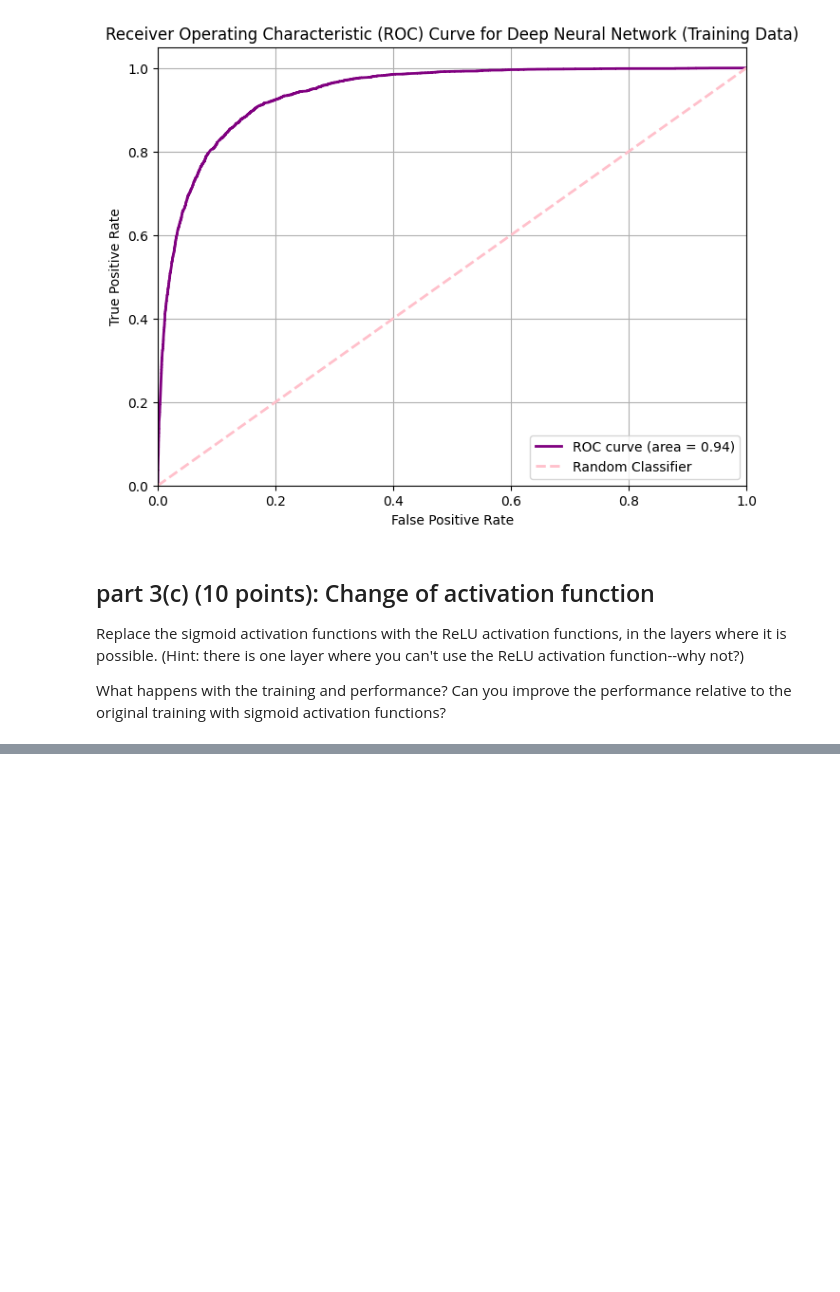
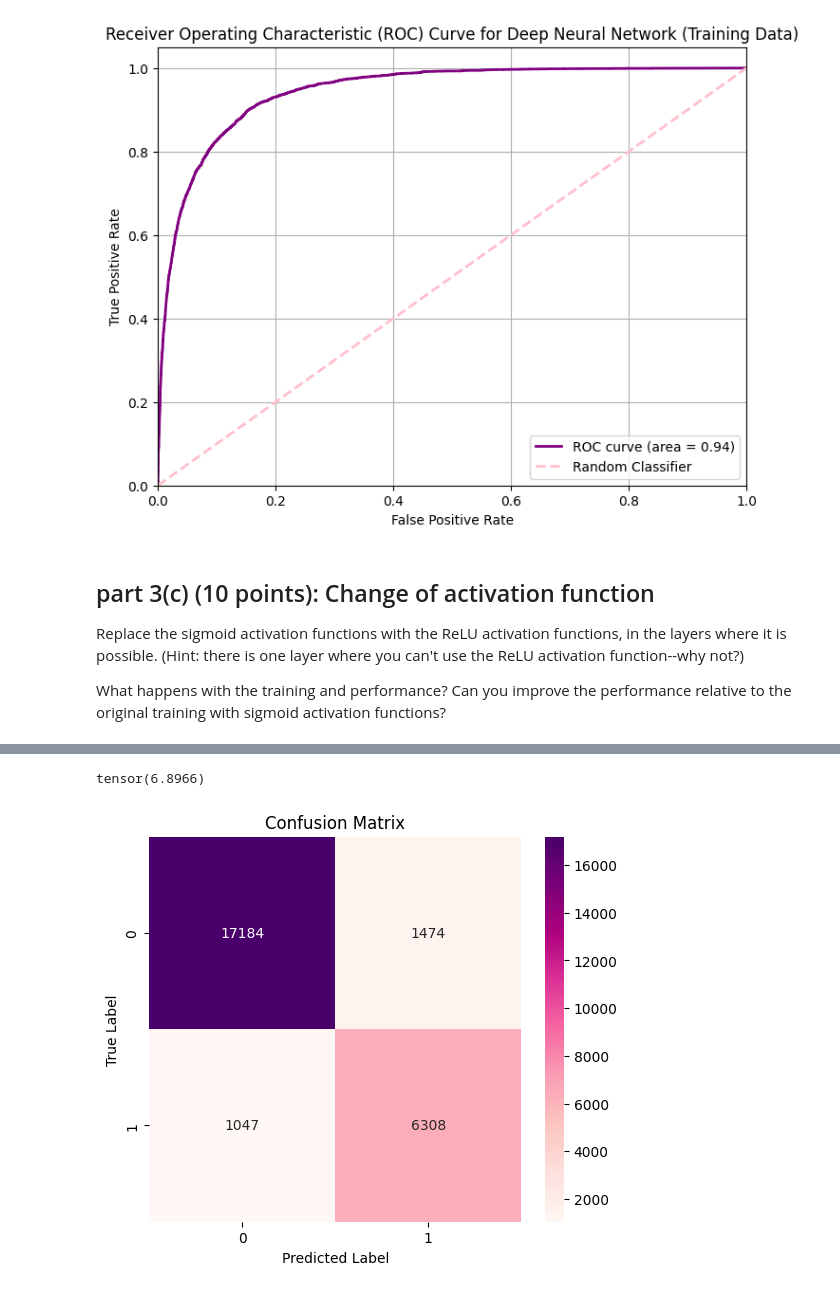
Before and after one commit to lbovet8/phys152-2026, a Jupyter notebook: Exercises/Homework-2.ipynb, the cells around one changed output, grey strips where cells are left out. Saved outputs shown, nothing was run; the diff lists cells and outputs as text; code cells hidden in the pictures; blank space fills up the shorter version.

```diff
--- a/Exercises/Homework-2.ipynb
+++ b/Exercises/Homework-2.ipynb
@@ -498,27 +545,28 @@ What happens with the training and performance? Can you improve the performance
 # %%
-def plot_confusion_matrix(model_name):
-  # Get all predictions
-  model_name.eval()
-  all_predictions = []
-  all_labels = []
+model_ReLU.eval()
+all_predictions = []
+all_labels = []
 
-  with torch.no_grad():
-      for batch_features, batch_labels in test_loader:
-          outputs = model(batch_features)
-          predictions = (outputs > 0.5).float()
-          loss = criterion(predictions, batch_labels)
-          all_predictions.extend(predictions.numpy())
-          all_labels.extend(batch_labels.numpy())
+with torch.no_grad():
+    for batch_features, batch_labels in test_loader:
+        outputs = model_ReLU(batch_features)
+        predictions = (outputs > 0.5).float()
+        loss = criterion(predictions, batch_labels)
+        all_predictions.extend(predictions.numpy())
+        all_labels.extend(batch_labels.numpy())
 
-  print(loss)
+print(loss)
 
-  # Create confusion matrix
-  cm = confusion_matrix(all_labels, all_predictions)
+# Create confusion matrix
+cm = confusion_matrix(all_labels, all_predictions)
 
-  plt.figure(figsize=(6, 5))
-  sns.heatmap(cm, annot=True, fmt='d', cmap='RdPu')
-  plt.title('Confusion Matrix')
-  plt.ylabel('True Label')
-  plt.xlabel('Predicted Label')
-  plt.show()
+plt.figure(figsize=(6, 5))
+sns.heatmap(cm, annot=True, fmt='d', cmap='RdPu')
+plt.title('Confusion Matrix')
+plt.ylabel('True Label')
+plt.xlabel('Predicted Label')
+plt.show()
+# %% [output]
+tensor(6.8966)
+[figure, added]
 # %%
```
Also changed, not shown: parts of 14 cells of this notebook.
